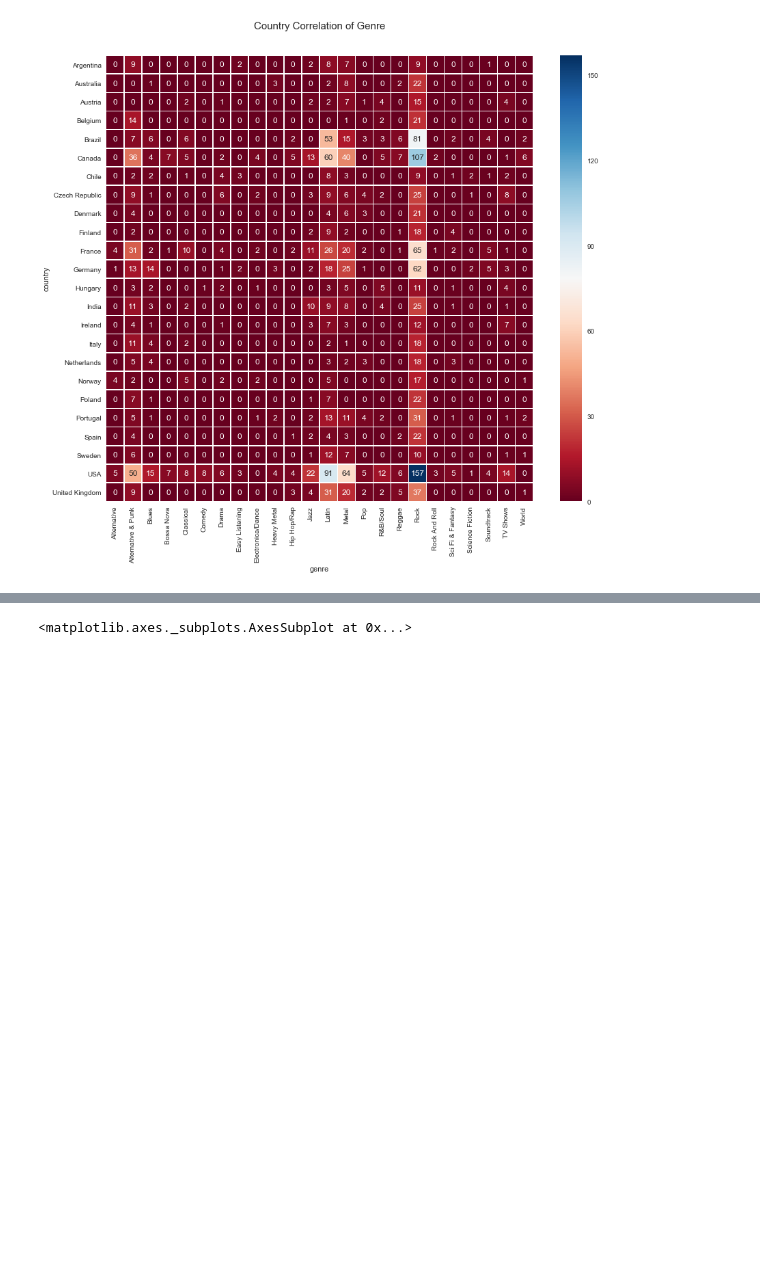
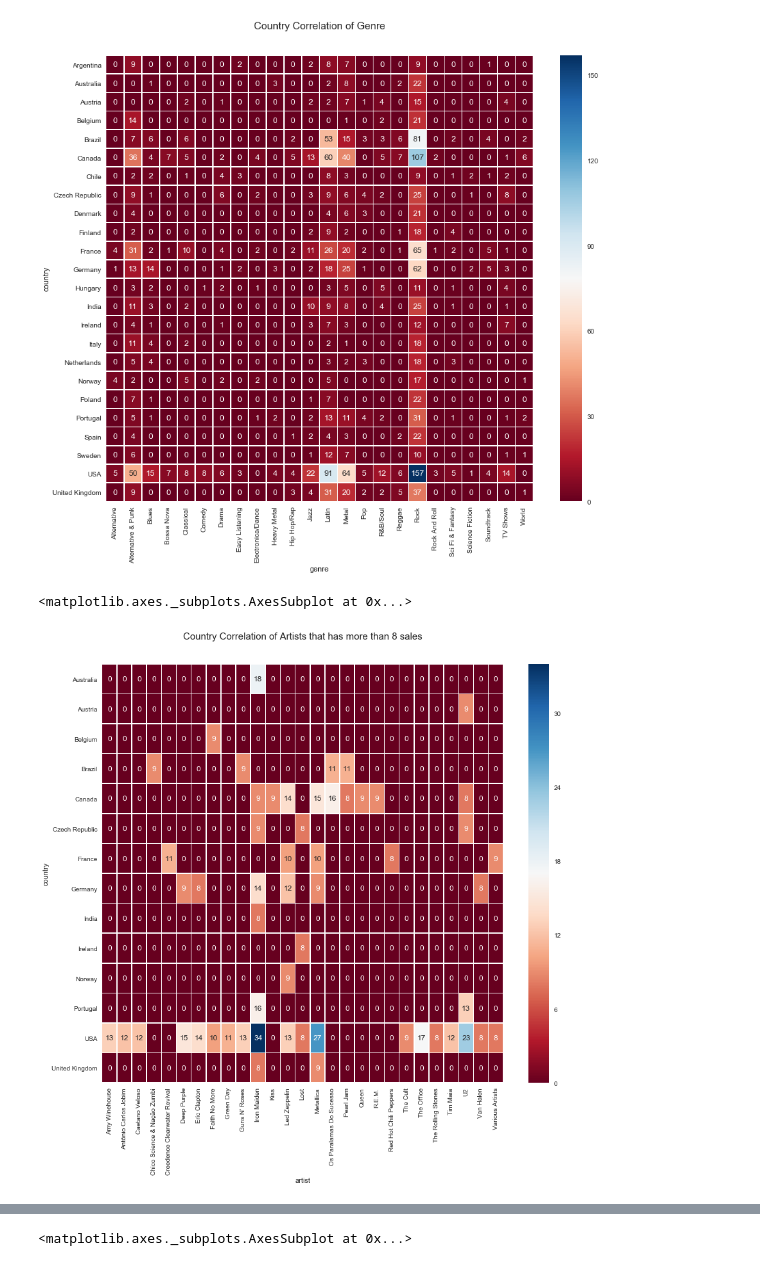
Before and after one commit to wfercosta/udacity-fdci-ii, a Jupyter notebook: FDSII - SQL Projeto - Loja Musica.ipynb, the cells around one changed output, grey strips where cells are left out. Cells and saved outputs as stored; diff of their text form; code cells hidden in the pictures; blank space fills up the shorter version.

Commit message:
Adiciona uma nova visualização

```diff
--- a/FDSII - SQL Projeto - Loja Musica.ipynb
+++ b/FDSII - SQL Projeto - Loja Musica.ipynb
@@ -34,3 +34,32 @@ sns.heatmap(pivot, annot=True, fmt="g", linewidths=.5, cmap=colormap)
 # %% [output]
 <matplotlib.axes._subplots.AxesSubplot at 0x...>
 [figure]
+# %%
+sql = (
+    'SELECT '
+    '      C.Country as country '
+    '    , A2.Name AS artist '
+    '    , count(I.InvoiceId) as qty '
+    'FROM Invoice I '
+    'INNER JOIN InvoiceLine L ON I.InvoiceId = L.InvoiceId '
+    'INNER JOIN Track T ON L.TrackId = T.TrackId '
+    'INNER JOIN Album A ON T.AlbumId = A.AlbumId '
+    'INNER JOIN Artist A2 ON A.ArtistId = A2.ArtistId '
+    'INNER JOIN Customer C ON I.CustomerId = C.CustomerId '
+    'GROUP BY 1, 2 '
+    'HAVING count(I.InvoiceId) >= 8 '
+    'ORDER BY 1, 2, 3 DESC '
+)
+
+df = pd.read_sql_query(sql, conn)
+
+pivot = df.pivot(index='country', columns='artist', values='qty')
+pivot.fillna(0, inplace=True)
+
+colormap = plt.cm.RdBu
+plt.figure(figsize=(14,12))
+plt.title('Country Correlation of Artists that has more than 8 sales', y=1.05, size=15)
+sns.heatmap(pivot, annot=True, fmt="g", linewidths=.5, cmap=colormap)
+# %% [output]
+<matplotlib.axes._subplots.AxesSubplot at 0x...>
+[figure, added]
```
Also changed, not shown: parts of 2 cells of this notebook.
